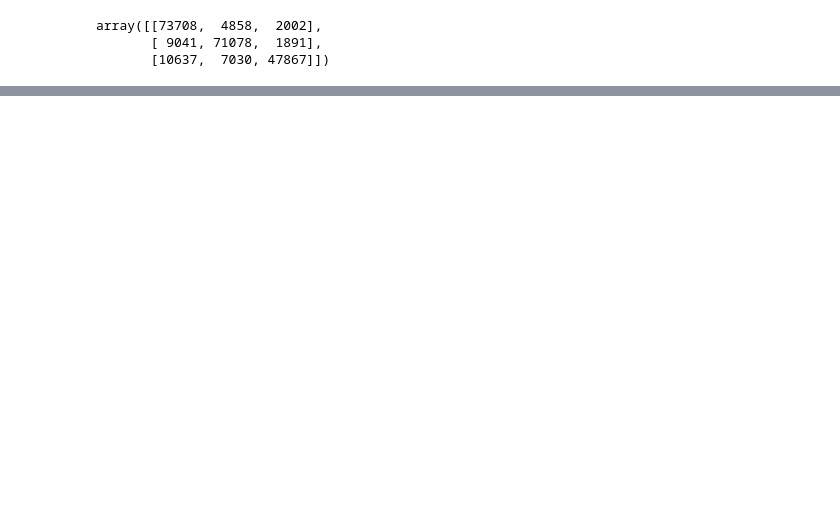
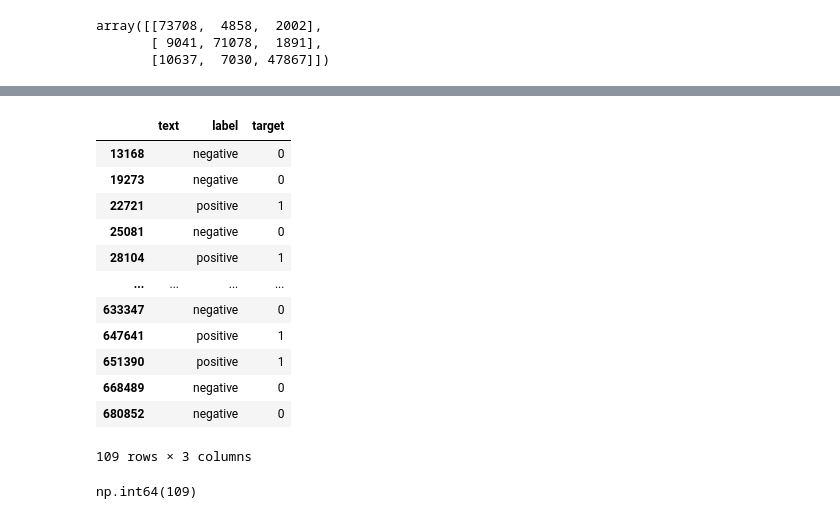
Before and after one commit to hyoaru/anonalyze-process, a Jupyter notebook: models/sentiment-analysis/model-training-process.ipynb, the cells around one changed output, grey strips where cells are left out. Cells and saved outputs as stored; diff of their text form; code cells hidden in the pictures; blank space fills up the shorter version.

```diff
--- a/models/sentiment-analysis/model-training-process.ipynb
+++ b/models/sentiment-analysis/model-training-process.ipynb
@@ -364,0 +433,20 @@ array([[73708,  4858,  2002],
+# %%
+df[df['text'].isnull() | df['text'].isin([''])]
+# %% [output]
+|  | text | label | target |
+| 13168 |  | negative | 0 |
+| 19273 |  | negative | 0 |
+| 22721 |  | positive | 1 |
+| 25081 |  | negative | 0 |
+| 28104 |  | positive | 1 |
+| ... | ... | ... | ... |
+| 633347 |  | negative | 0 |
+| 647641 |  | positive | 1 |
+| 651390 |  | positive | 1 |
+| 668489 |  | negative | 0 |
+| 680852 |  | negative | 0 |
+109 rows × 3 columns
+# %%
+df['text'].isin(['']).sum()
+# %% [output]
+np.int64(109)
```
Also changed, not shown: parts of 10 cells of this notebook.
